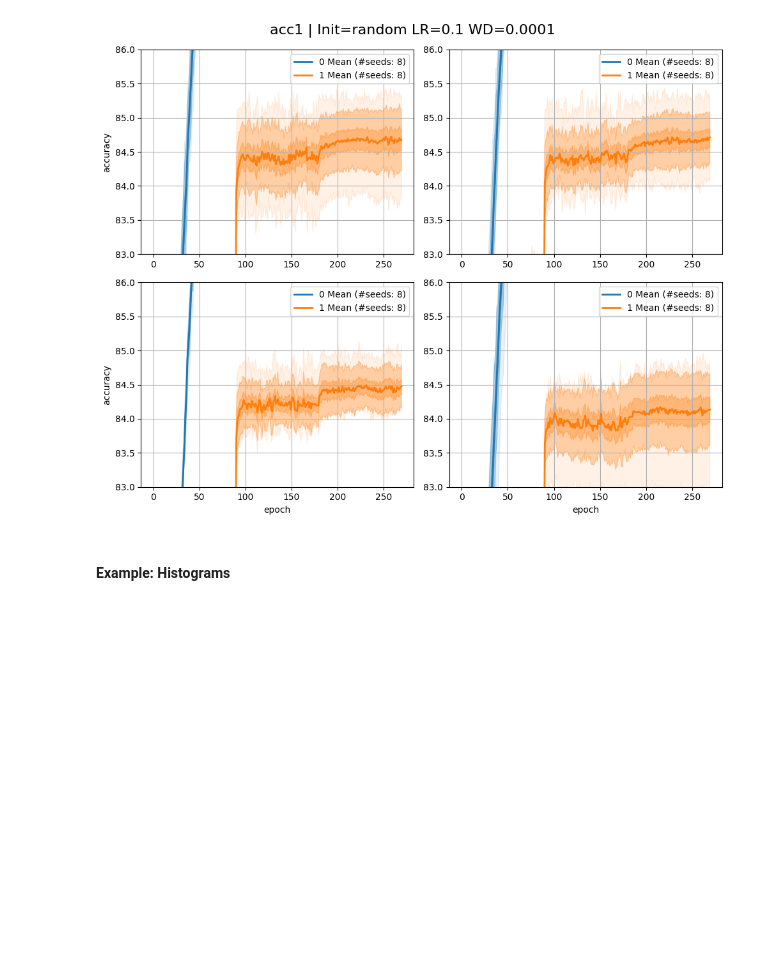
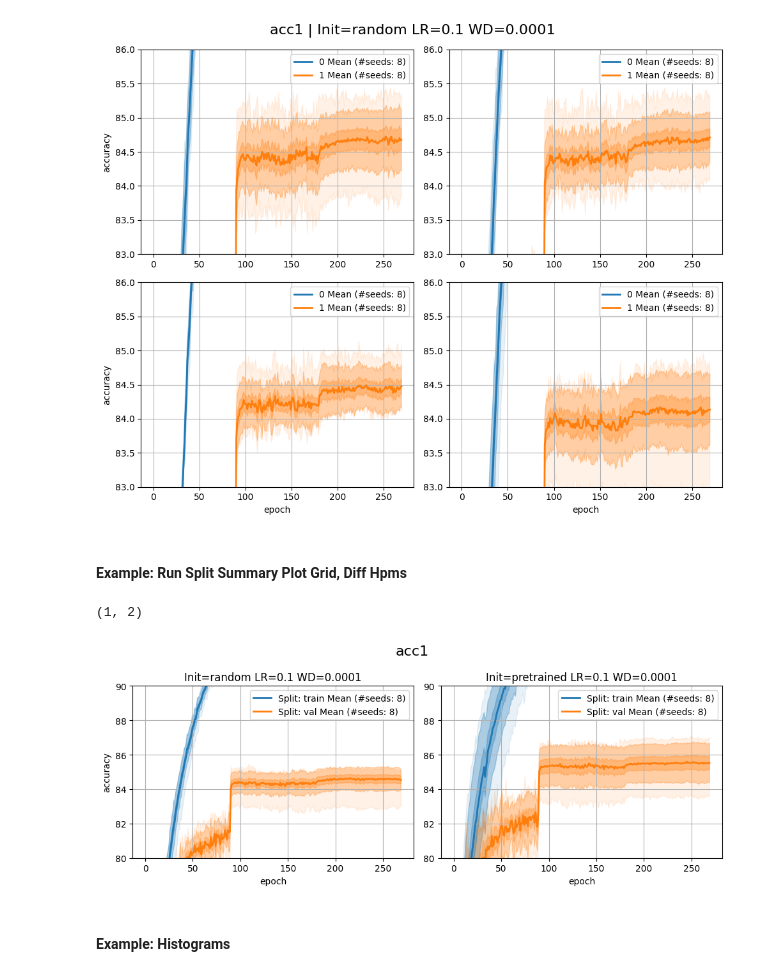
Before and after one commit to drothermel/dr_gen, a Jupyter notebook: notebooks/plot_util_examples.ipynb, the cells around one changed output. Drawn from its saved outputs; the diff is of its cells as text; code cells hidden in the pictures; blank space fills up the shorter version.

```diff
--- a/notebooks/plot_util_examples.ipynb
+++ b/notebooks/plot_util_examples.ipynb
@@ -318,5 +321,30 @@ pu.grid_wrapper(
 )
 # %% [output]
 [figure]
+# %% [markdown]
+#### Example: Run Split Summary Plot Grid, Diff Hpms
+# %%
+ds_list = [ds_1, ds_2]
+rd_inds = [random.sample(list(range(len(rdatas))), num_to_plot) for _, _, rdatas in ds_list]
+pu.grid_wrapper(
+    pu.make_summary_plot,
+    [
+        [
+            [
+                rdatas[rd_i].get_split_metrics(split).get_vals(metric_name) for rd_i in rd_inds[ds_ind]
+            ] for split in splits
+        ] for ds_ind, (_, _, rdatas) in enumerate(ds_list)
+    ],
+    figsize=(4,5),
+    suptitle=f"{metric_name}",
+    subplot_xlabel="epoch",
+    subplot_ylabel="accuracy",
+    title=[f"{rg.get_display_hpm_str(hpm)}" for hpm, _, _ in ds_list],
+    labels=[[f"Split: {split}" for split in splits] for _ in ds_list],
+    ylim=(80,90),
+)
+# %% [output]
+(1, 2)
+[figure, added]
 # %% [markdown]
 #### Example: Histograms
```
Also changed, not shown: parts of 6 cells of this notebook.
